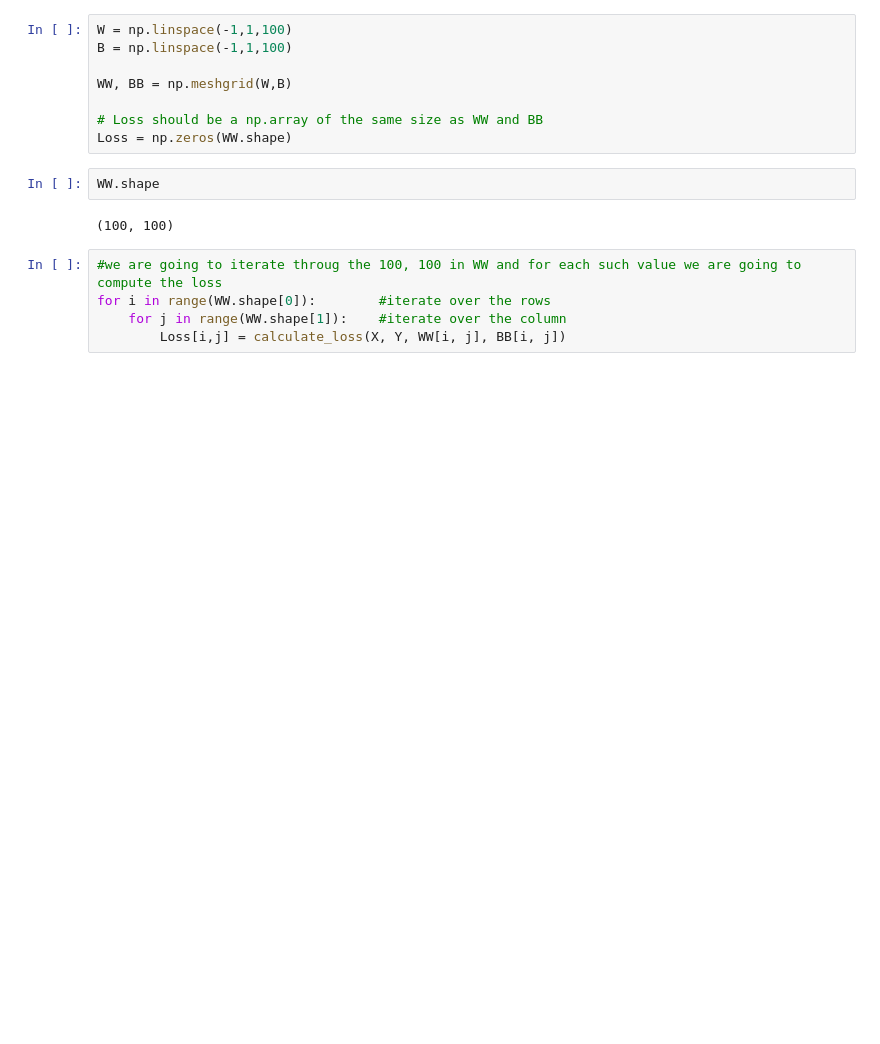
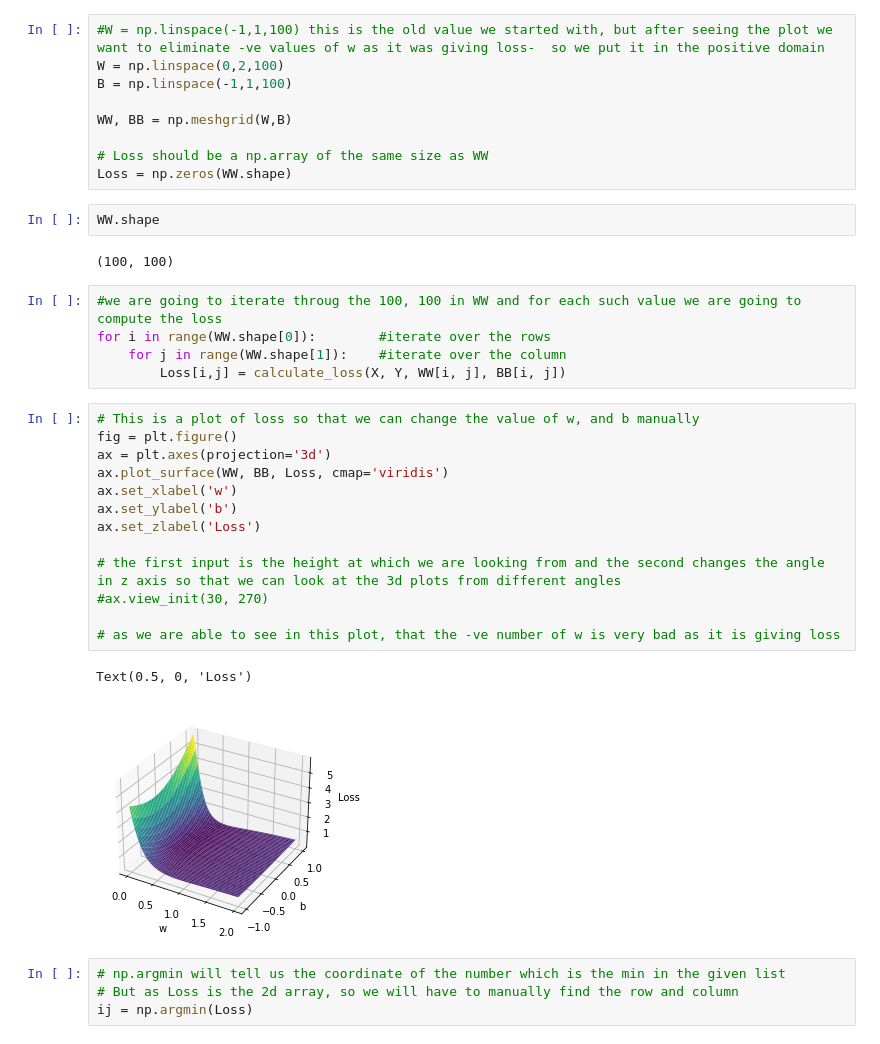
Before and after one commit to AvishekRoy16/DeepLearning, a Jupyter notebook: 2. Sigmoid Neurons/Sigmoid.ipynb, the cells around one changed output. Cells and saved outputs as stored; diff of their text form; blank space fills up the shorter version.

```diff
--- a/2. Sigmoid Neurons/Sigmoid.ipynb
+++ b/2. Sigmoid Neurons/Sigmoid.ipynb
@@ -98,12 +108,13 @@ def calculate_loss(X, Y, w_est, b_est):
         loss += (y - sigmoid(x, w_est, b_est))**2 #loss function that we learned Square wrror loss
     return loss
 # %%
-W = np.linspace(-1,1,100)
+#W = np.linspace(-1,1,100) this is the old value we started with, but after seeing the plot we want to eliminate -ve values of w as it was giving loss-  so we put it in the positive domain
+W = np.linspace(0,2,100)
 B = np.linspace(-1,1,100)
 
 WW, BB = np.meshgrid(W,B)
 
-# Loss should be a np.array of the same size as WW and BB
+# Loss should be a np.array of the same size as WW
 Loss = np.zeros(WW.shape)
 # %%
 WW.shape
@@ -114,3 +125,23 @@ WW.shape
 for i in range(WW.shape[0]):        #iterate over the rows
     for j in range(WW.shape[1]):    #iterate over the column
         Loss[i,j] = calculate_loss(X, Y, WW[i, j], BB[i, j])
+# %%
+# This is a plot of loss so that we can change the value of w, and b manually
+fig = plt.figure()
+ax = plt.axes(projection='3d')
+ax.plot_surface(WW, BB, Loss, cmap='viridis')
+ax.set_xlabel('w')
+ax.set_ylabel('b')
+ax.set_zlabel('Loss')
+
+# the first input is the height at which we are looking from and the second changes the angle in z axis so that we can look at the 3d plots from different angles
+#ax.view_init(30, 270)
+
+# as we are able to see in this plot, that the -ve number of w is very bad as it is giving loss
+# %% [output]
+Text(0.5, 0, 'Loss')
+[figure, added]
+# %%
+# np.argmin will tell us the coordinate of the number which is the min in the given list
+# But as Loss is the 2d array, so we will have to manually find the row and column
+ij = np.argmin(Loss)
```
Also changed, not shown: parts of 11 cells of this notebook.
